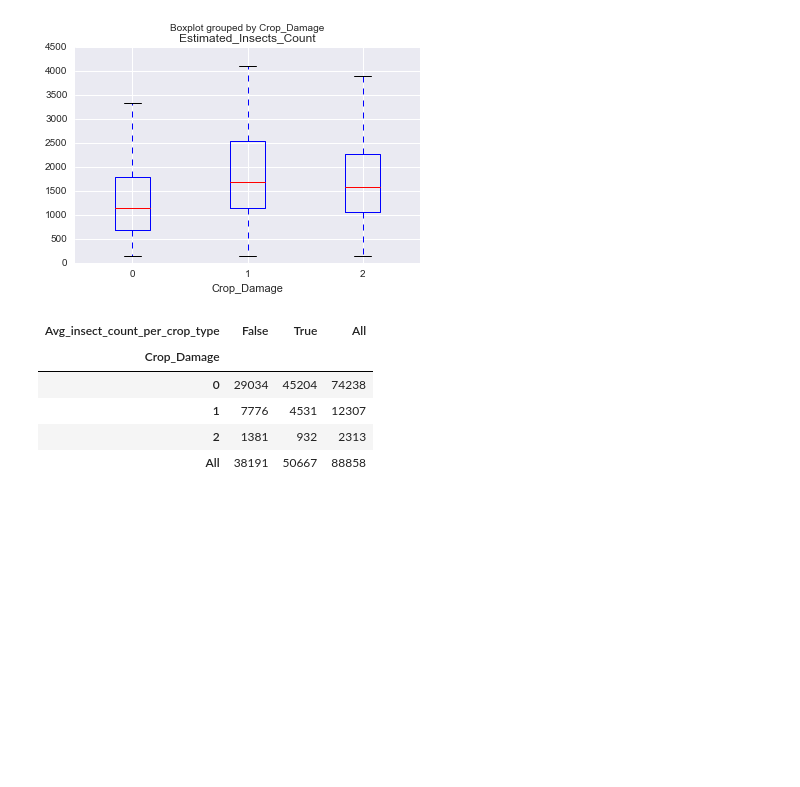
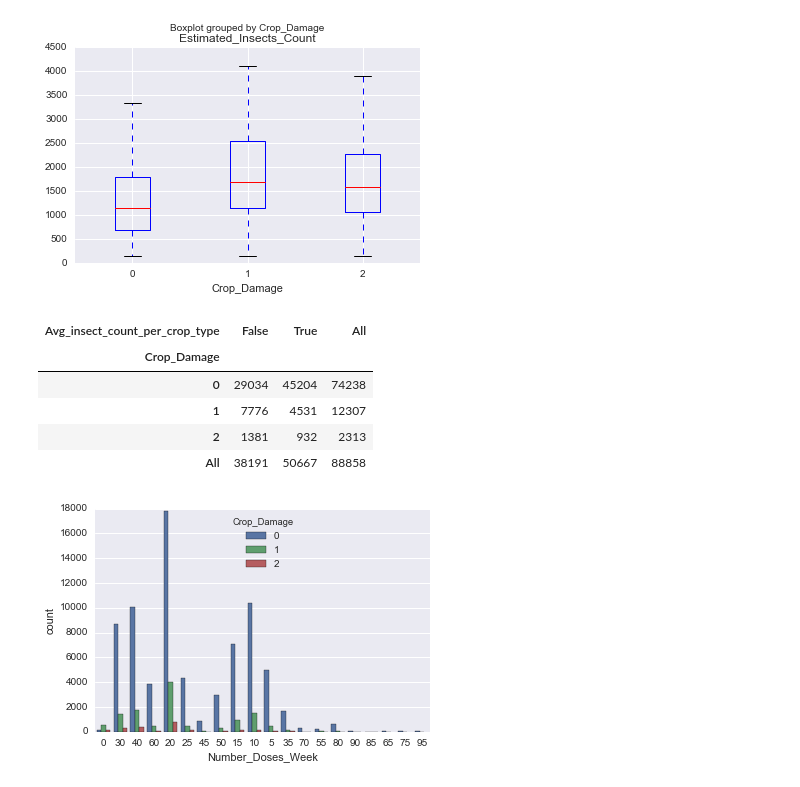
Before and after one commit to numb3r33/av-practice, a Jupyter notebook: last_man_standing/analysis.ipynb, the cells around one changed output. Cells and saved outputs as stored; diff of their text form; code cells hidden in the pictures; blank space fills up the shorter version.

```diff
--- a/last_man_standing/analysis.ipynb
+++ b/last_man_standing/analysis.ipynb
@@ -585,3 +590,7 @@ pd.crosstab(train.Crop_Damage, train.Avg_insect_count_per_crop_type, margins=Tru
 | 1 | 7776 | 4531 | 12307 |
 | 2 | 1381 | 932 | 2313 |
 | All | 38191 | 50667 | 88858 |
+# %%
+sns.countplot(x='Number_Doses_Week', hue='Crop_Damage', data=train);
+# %% [output]
+[figure, added]
```
Also changed, not shown: parts of 11 cells of this notebook, 2 other files.
